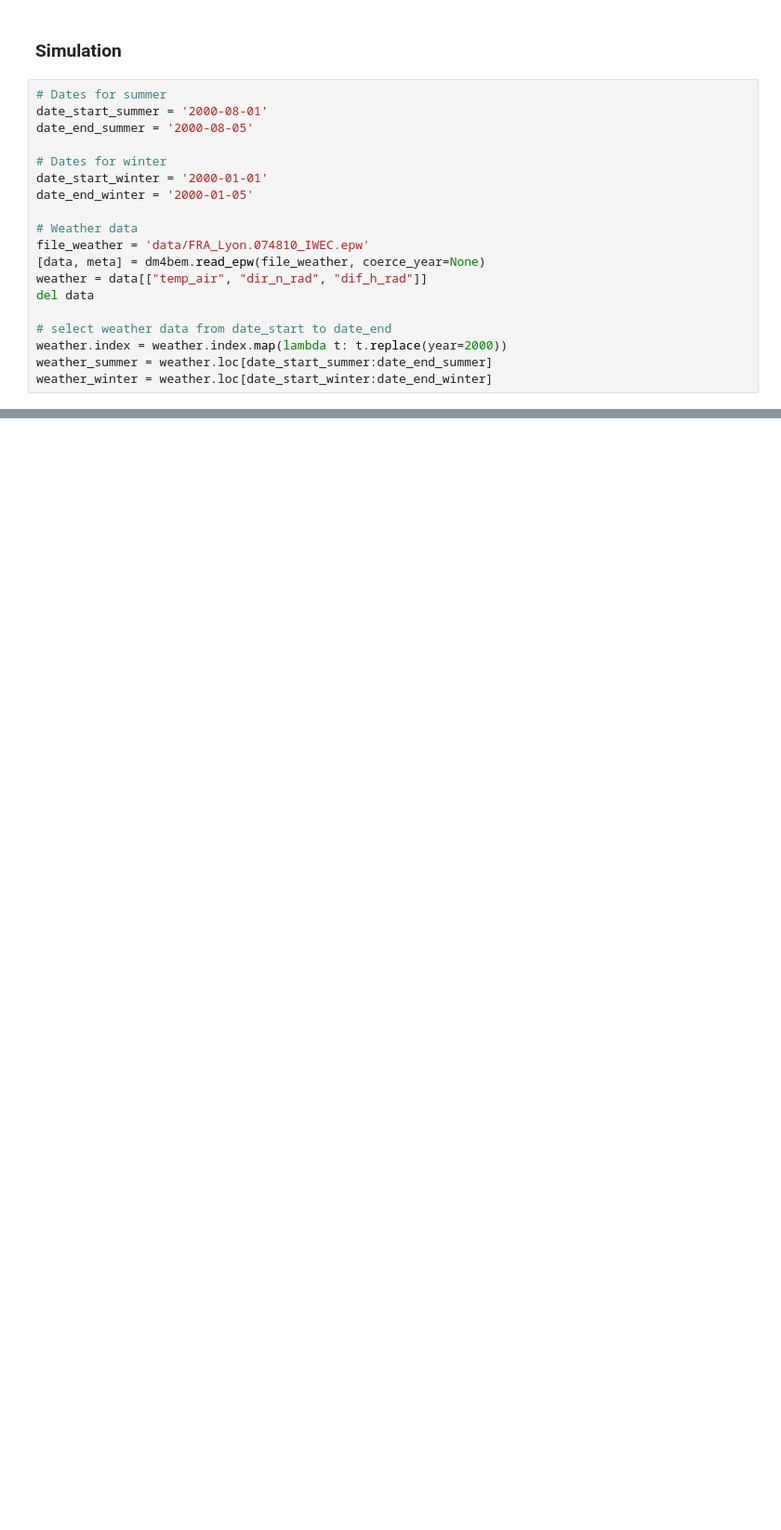
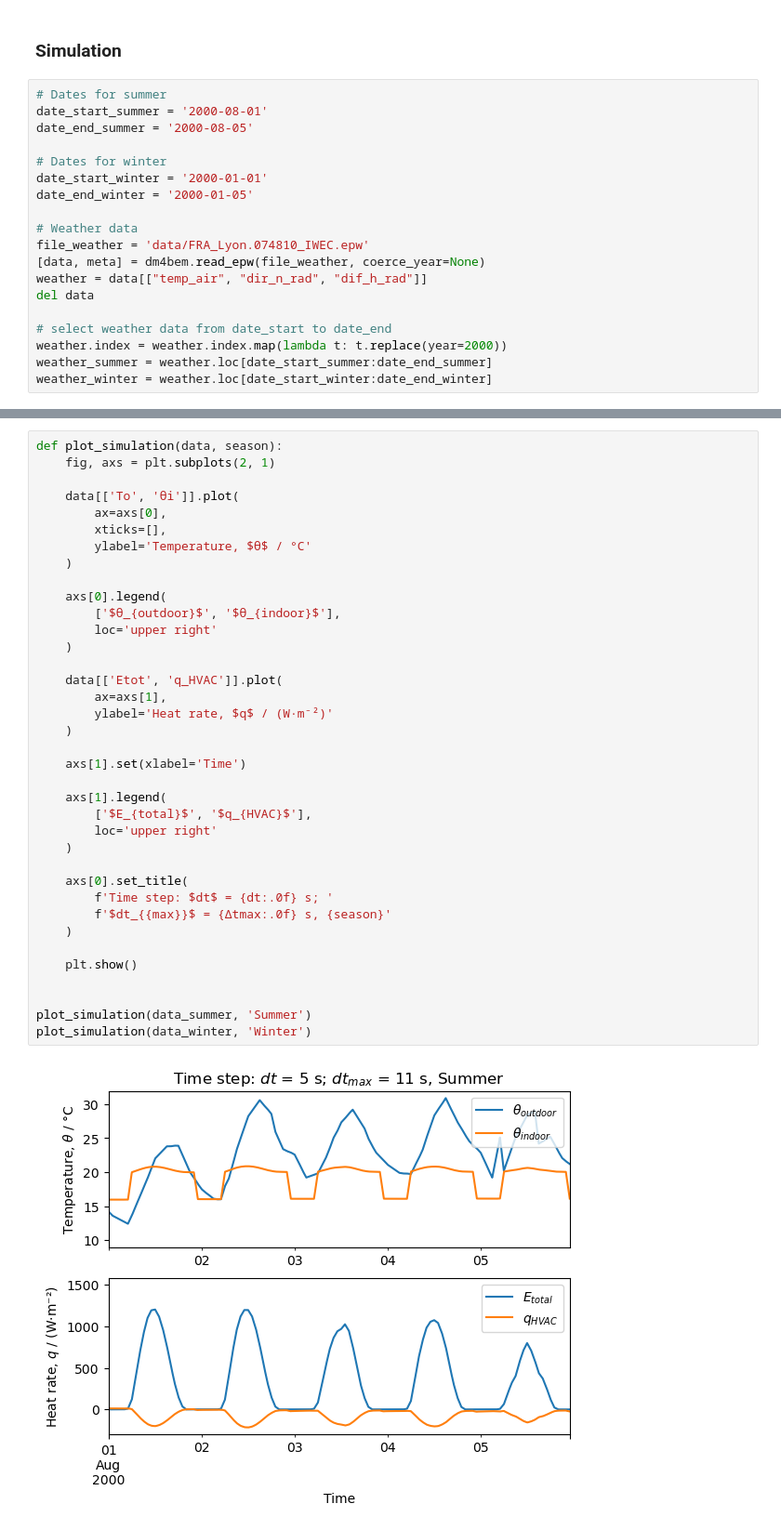
Before and after one commit to dm4bem/thermal-building-model-super-team, a Jupyter notebook: thermal_model_Gustmann_Rahman_Silva_Uddin.ipynb, the cells around one changed output, grey strips where cells are left out. Shown at 93% size. Drawn from its saved outputs; the diff is of its cells as text; blank space fills up the shorter version.

```diff
--- a/thermal_model_Gustmann_Rahman_Silva_Uddin.ipynb
+++ b/thermal_model_Gustmann_Rahman_Silva_Uddin.ipynb
@@ -976,0 +1200,39 @@ input_data_set_sim_winter = pd.DataFrame({'To': To_winter, 'Ti_sp': Ti_sp_winter
+# %%
+def plot_simulation(data, season):
+    fig, axs = plt.subplots(2, 1)
+
+    data[['To', 'θi']].plot(
+        ax=axs[0],
+        xticks=[],
+        ylabel='Temperature, $θ$ / °C'
+    )
+
+    axs[0].legend(
+        ['$θ_{outdoor}$', '$θ_{indoor}$'],
+        loc='upper right'
+    )
+
+    data[['Etot', 'q_HVAC']].plot(
+        ax=axs[1],
+        ylabel='Heat rate, $q$ / (W·m⁻²)'
+    )
+
+    axs[1].set(xlabel='Time')
+
+    axs[1].legend(
+        ['$E_{total}$', '$q_{HVAC}$'],
+        loc='upper right'
+    )
+
+    axs[0].set_title(
+        f'Time step: $dt$ = {dt:.0f} s; '
+        f'$dt_{{max}}$ = {Δtmax:.0f} s, {season}'
+    )
+
+    plt.show()
+
+
+plot_simulation(data_summer, 'Summer')
+plot_simulation(data_winter, 'Winter')
+# %% [output]
+[figure, added]
```
Also changed, not shown: parts of 22 cells of this notebook.
